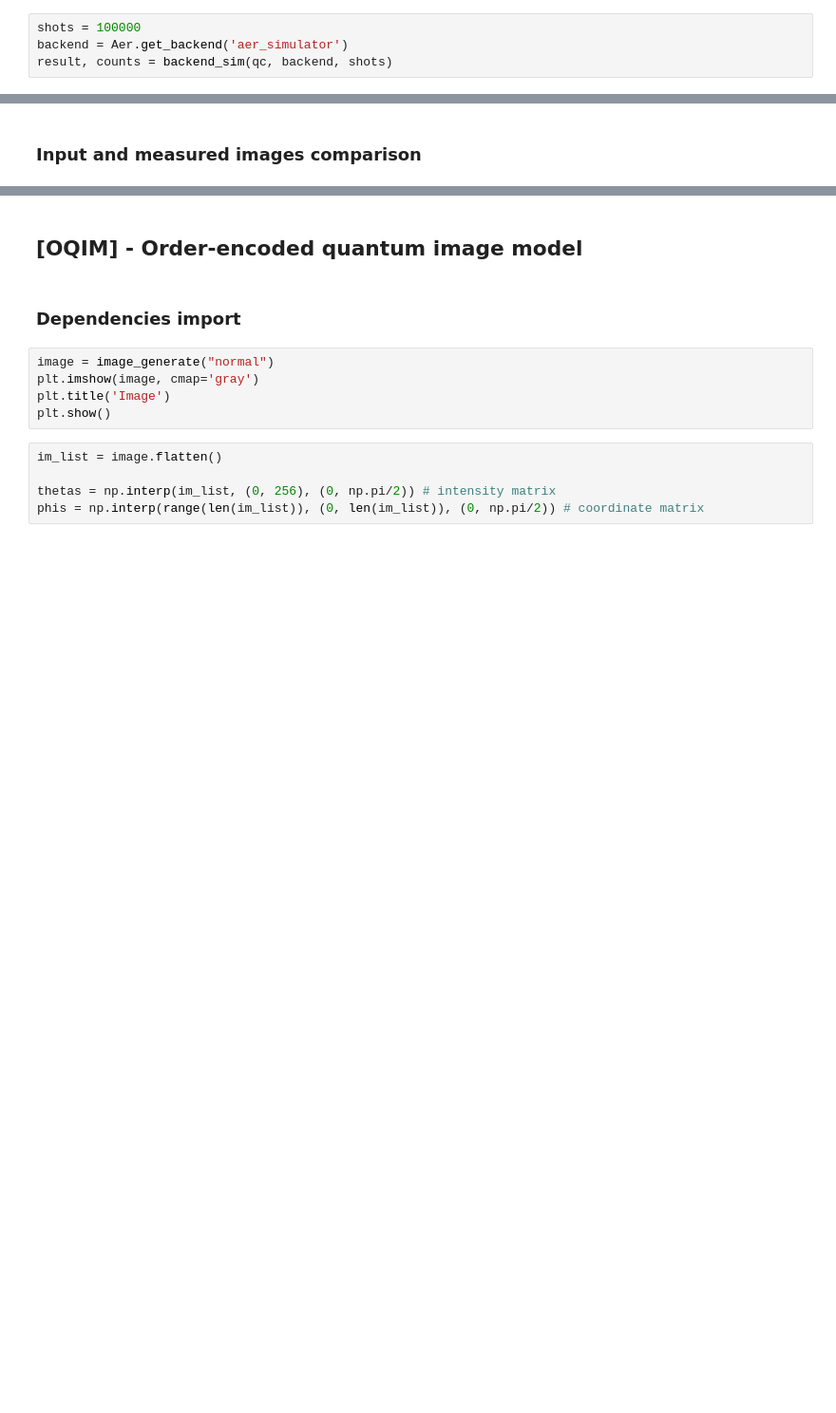
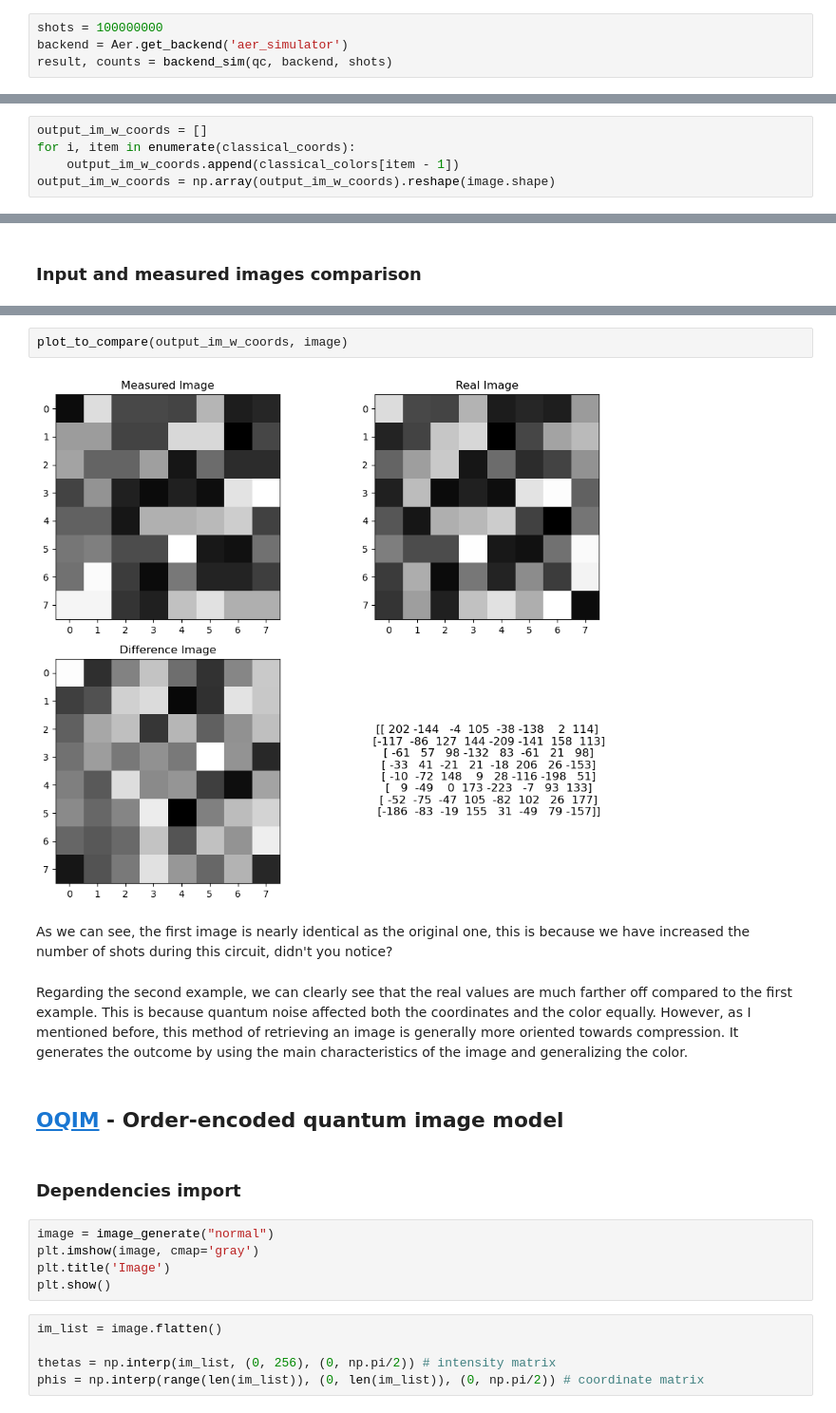
Before and after one commit to kaitouser/QML_TFG, a Jupyter notebook: Tutorial/Quantum encoding/Quantum_representations_tutorial.ipynb, the cells around one changed output, grey strips where cells are left out. Shown at 95% size. Drawn from its saved outputs; the diff is of its cells as text; blank space fills up the shorter version.

```diff
--- a/Tutorial/Quantum encoding/Quantum_representations_tutorial.ipynb
+++ b/Tutorial/Quantum encoding/Quantum_representations_tutorial.ipynb
@@ -695,7 +745,7 @@ print("depth is {}, # of qubits is {}".format(qc.depth(), qc.num_qubits))
 # %% [markdown]
 ### Backend simulation
 # %%
-shots = 100000
+shots = 100000000
 backend = Aer.get_backend('aer_simulator')
 result, counts = backend_sim(qc, backend, shots)
 # %%
@@ -748,0 +825,5 @@ output_im = classical_colors.reshape(image.shape)
+# %%
+output_im_w_coords = []
+for i, item in enumerate(classical_coords):
+    output_im_w_coords.append(classical_colors[item - 1])
+output_im_w_coords = np.array(output_im_w_coords).reshape(image.shape)
@@ -753,5 +838,13 @@ plot_to_compare(output_im, image)
+# %%
+plot_to_compare(output_im_w_coords, image)
+# %% [output]
+[figure, added]
+# %% [markdown]
+As we can see, the first image is nearly identical as the original one, this is because we have increased the number of shots during this circuit, didn't you notice?
+# %% [markdown]
+Regarding the second example, we can clearly see that the real values are much farther off compared to the first example. This is because quantum noise affected both the coordinates and the color equally. However, as I mentioned before, this method of retrieving an image is generally more oriented towards compression. It generates the outcome by using the main characteristics of the image and generalizing the color.
 # %% [markdown]
-## [OQIM] - Order-encoded quantum image model
+## [OQIM](https://link.springer.com/article/10.1007/s11128-019-2463-7) - Order-encoded quantum image model
 # %% [markdown]
 ### Dependencies import
 # %%
```
Also changed, not shown: parts of 28 cells of this notebook.
